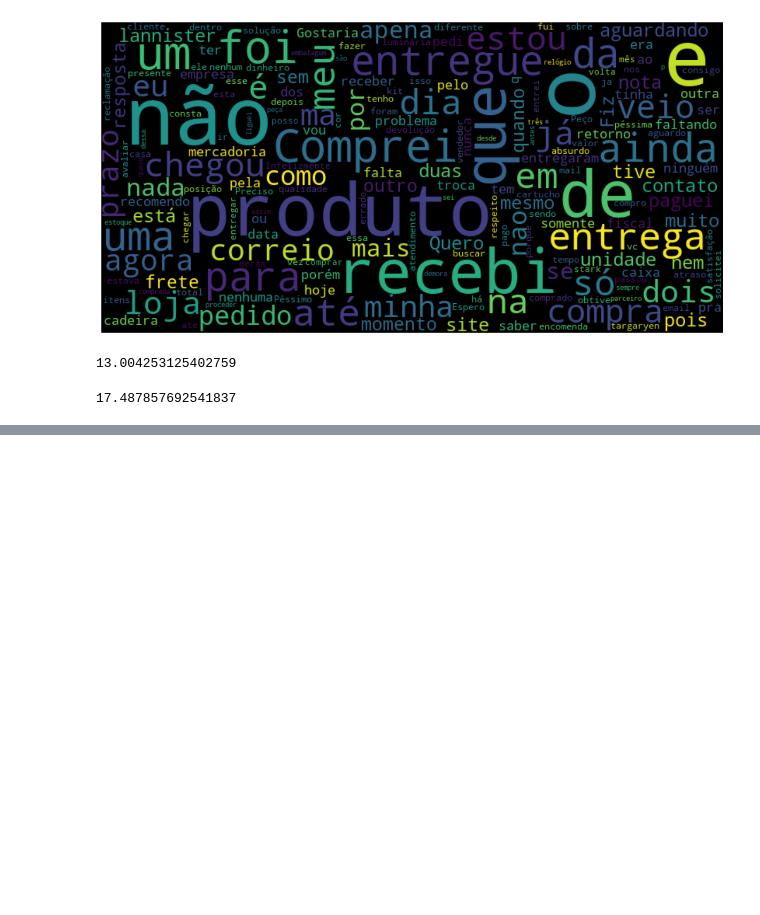
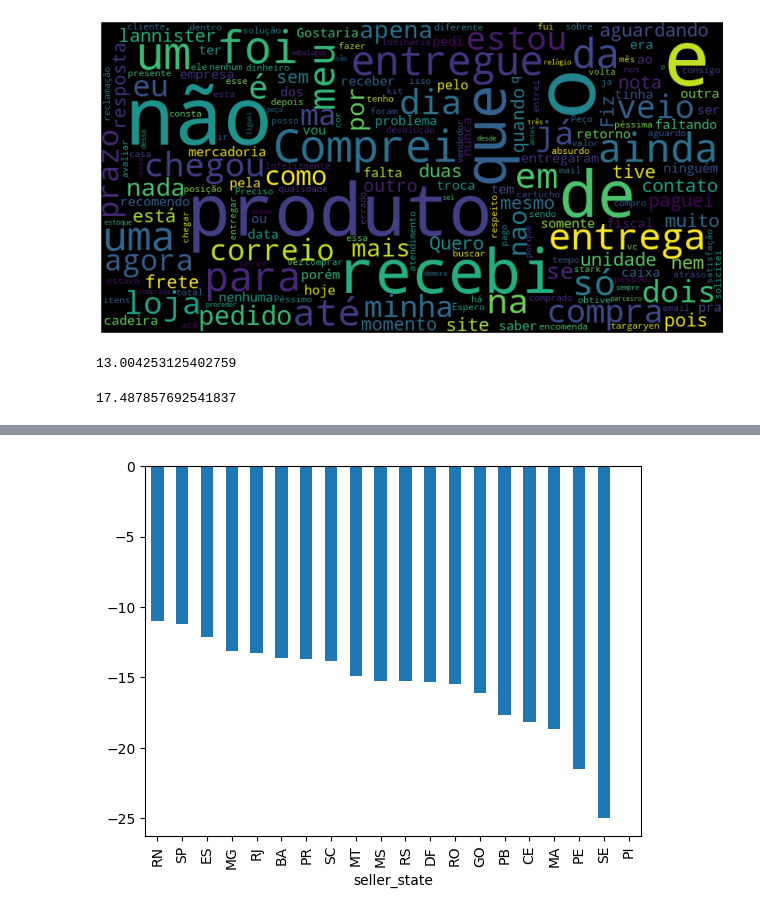
Before and after one commit to caio-a-garcia/PADS202401, a Jupyter notebook: EDA_Olist_perguntas.ipynb, the cells around one changed output, grey strips where cells are left out. Cells and saved outputs as stored; diff of their text form; code cells hidden in the pictures; blank space fills up the shorter version.

```diff
--- a/EDA_Olist_perguntas.ipynb
+++ b/EDA_Olist_perguntas.ipynb
@@ -843,0 +881,6 @@ df_rj_sp[df_rj_sp['review_score'] == 1]['payment_value'].sum()/df_rj['payment_va
+# %%
+# Plotar um gráfico com atraso médio por estado de origem no df_rj ordenado do maior para o menor
+df_rj.groupby('seller_state')['atraso'].mean().sort_values(ascending=False).plot(kind='bar')
+plt.show()
+# %% [output]
+[figure, added]
```
Also changed, not shown: parts of 8 cells of this notebook.
